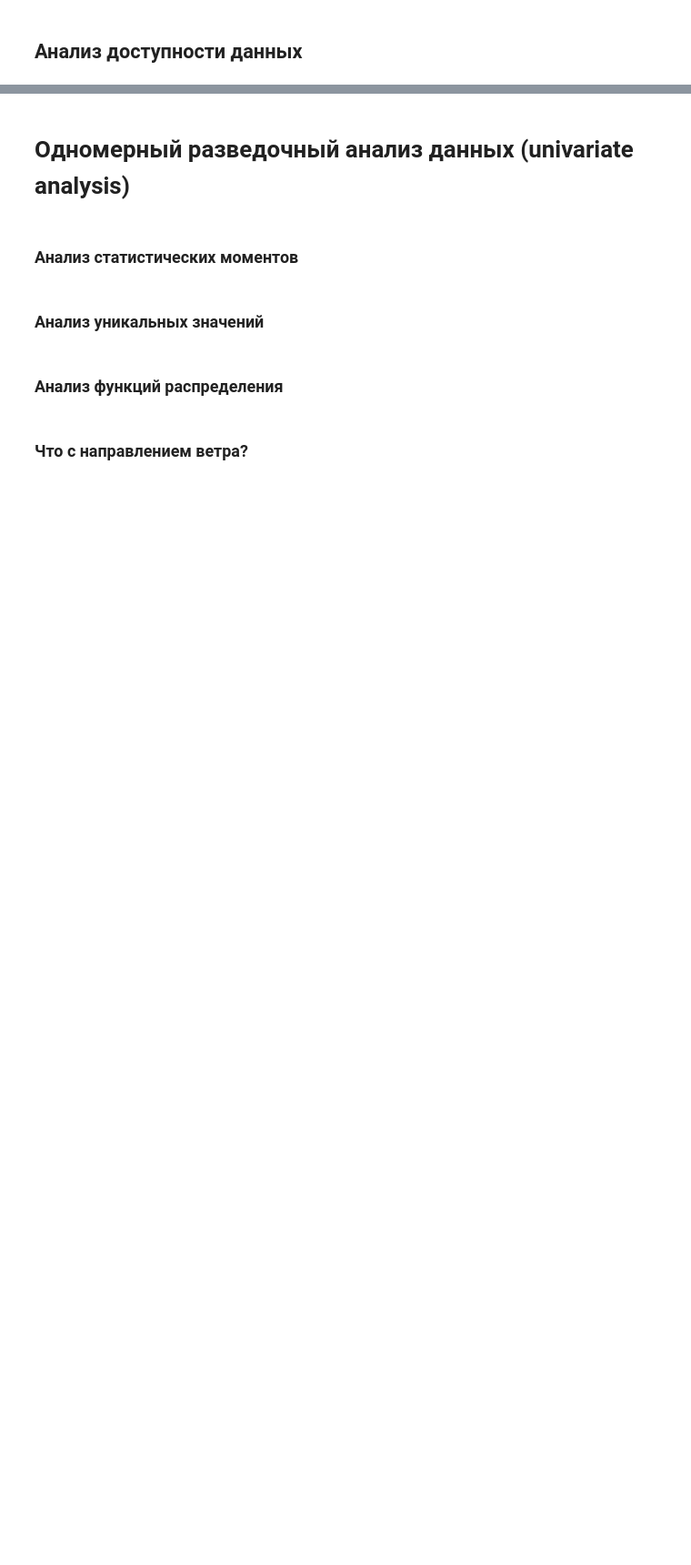
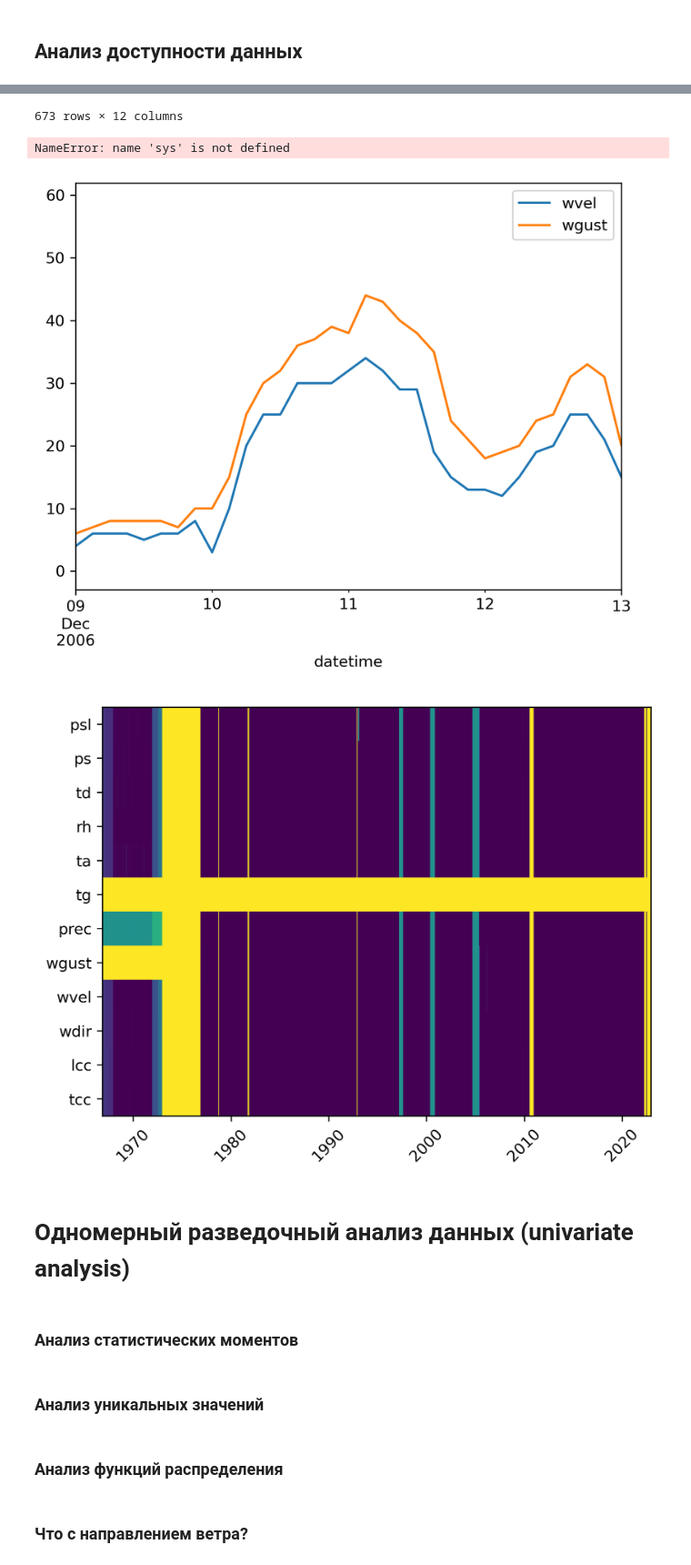
Before and after one commit to mvarentsov/ML4hydromet-2025, a Jupyter notebook: examples/Lect02_EDA_demo.ipynb, the cells around one changed output, grey strips where cells are left out. Shown: that part at 91% size. Cells and saved outputs as stored; diff of their text form; code cells hidden in the pictures; blank space fills up the shorter version.

```diff
--- a/examples/Lect02_EDA_demo.ipynb
+++ b/examples/Lect02_EDA_demo.ipynb
@@ -86,9 +180,9 @@ df.to_csv('EDA_demo_data/karmakuly.csv')
 
 Посмотрим на скорость ветра для эпизора боры 10–12 Декабря 2006 г. из статьи [(Shestakova and Debolskiy, 2022)](https://www.mdpi.com/2073-4433/13/7/1108)
 # %%
-%matplotlib inline
+#%matplotlib inline
 %matplotlib qt
-#plt.rcParams['figure.dpi'] = 300
+plt.rcParams['figure.dpi'] = 300
 
 plt.figure()
 df['09-Dec-2006':'13-Dec-2006'][['wvel', 'wgust']].plot(ax = plt.gca())
@@ -129,9 +264,15 @@ df.iloc[3333, 4:7]
 # %% [markdown]
 ## Анализ доступности данных
 # %%
-data_missing = df.isnull () #.astype(float).resample('M', label='left').mean()
+%matplotlib inline
 
-display(data_missing)
+data_missing = df.isnull ().astype(float).resample('M', label='left').mean()
 
+#display(data_missing)
+
+plt.figure()
 plt.pcolormesh(data_missing.index, data_missing.columns, data_missing.T.to_numpy())
 _ = plt.xticks(rotation=45)
+
+#sys.exit()
+# %% [output]
@@ -138,3 +293,7 @@ _ = plt.xticks(rotation=45)
+673 rows × 12 columns
+NameError: name 'sys' is not defined
+[figure, added]
+[figure, added]
 # %% [markdown]
 # Одномерный разведочный анализ данных (univariate analysis)
 # %% [markdown]
```
Also changed, not shown: parts of 15 cells of this notebook, 2 other files.
